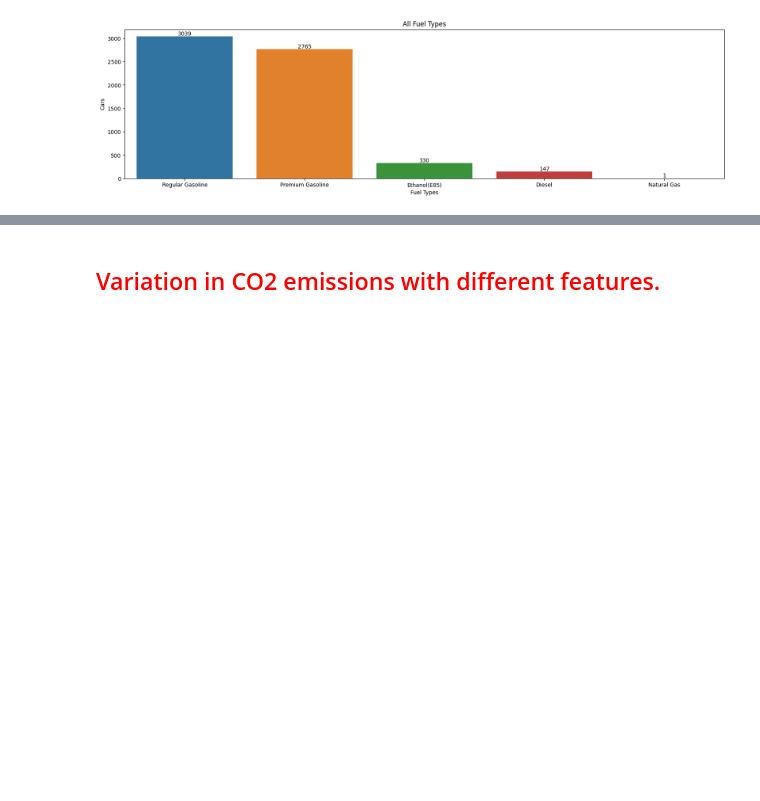
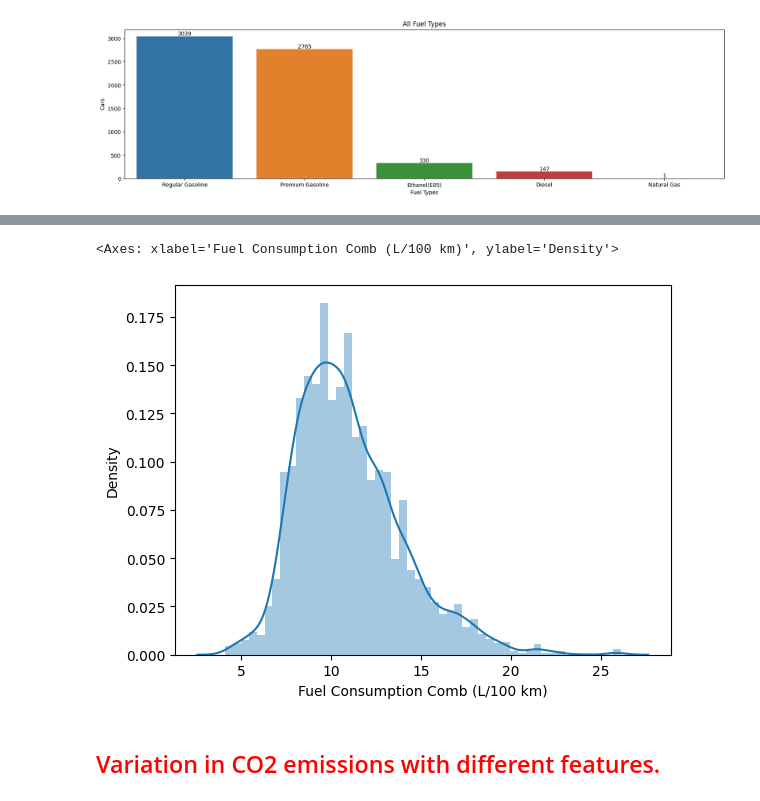
Before and after one commit to rajveersinghcse/CO2-Emission-Prediction, a Jupyter notebook: co2_emission_by_vehicle_project.ipynb, the cells around one changed output, grey strips where cells are left out. Cells and saved outputs as stored; diff of their text form; code cells hidden in the pictures; blank space fills up the shorter version.

```diff
--- a/co2_emission_by_vehicle_project.ipynb
+++ b/co2_emission_by_vehicle_project.ipynb
@@ -404,3 +419,8 @@ plt.show()
+# %%
+sns.distplot(df['Fuel Consumption Comb (L/100 km)'])
+# %% [output]
+<Axes: xlabel='Fuel Consumption Comb (L/100 km)', ylabel='Density'>
+[figure, added]
 # %% [markdown]
 ## <font color='red'>Variation in CO2 emissions with different features.</font>
 # %% [markdown]
```
Also changed, not shown: parts of 8 cells of this notebook.
